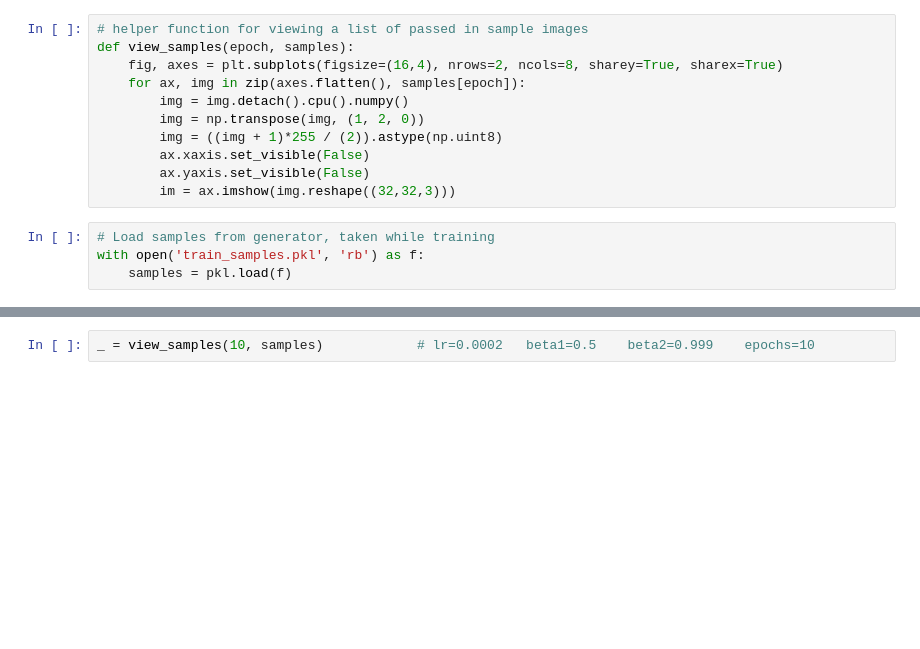
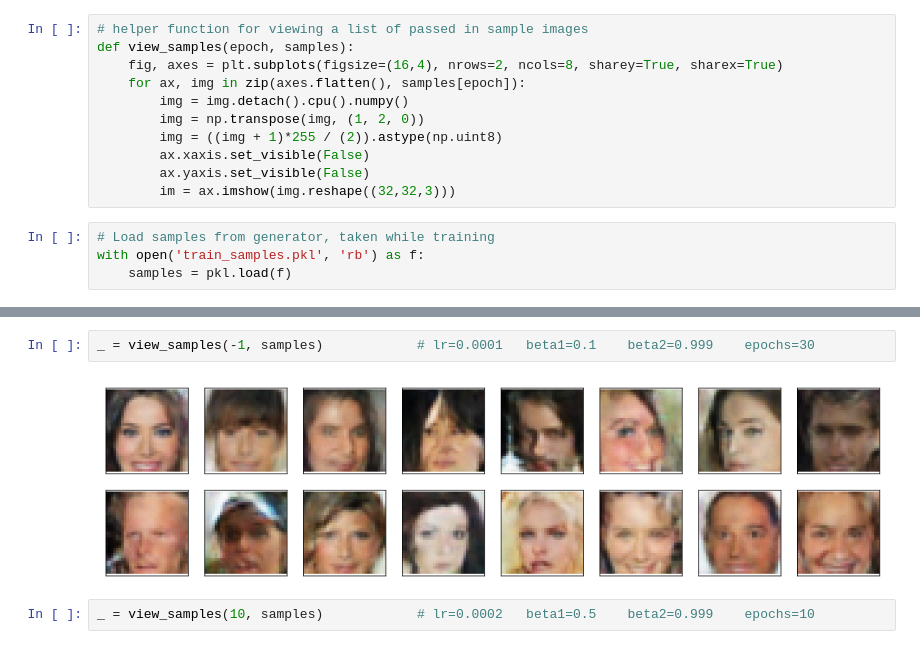
Before and after one commit to coder52/project-face-generation, a Jupyter notebook: dlnd_face_generation.ipynb, the cells around one changed output, grey strips where cells are left out. Drawn from its saved outputs; the diff is of its cells as text; blank space fills up the shorter version.

```diff
--- a/dlnd_face_generation.ipynb
+++ b/dlnd_face_generation.ipynb
@@ -665,3 +673,7 @@ with open('train_samples.pkl', 'rb') as f:
+# %%
+_ = view_samples(-1, samples)            # lr=0.0001   beta1=0.1    beta2=0.999    epochs=30
+# %% [output]
+[figure, added]
 # %%
 _ = view_samples(10, samples)            # lr=0.0002   beta1=0.5    beta2=0.999    epochs=10
 # %% [output]
```
Also changed, not shown: parts of 9 cells of this notebook, 2 other files.
